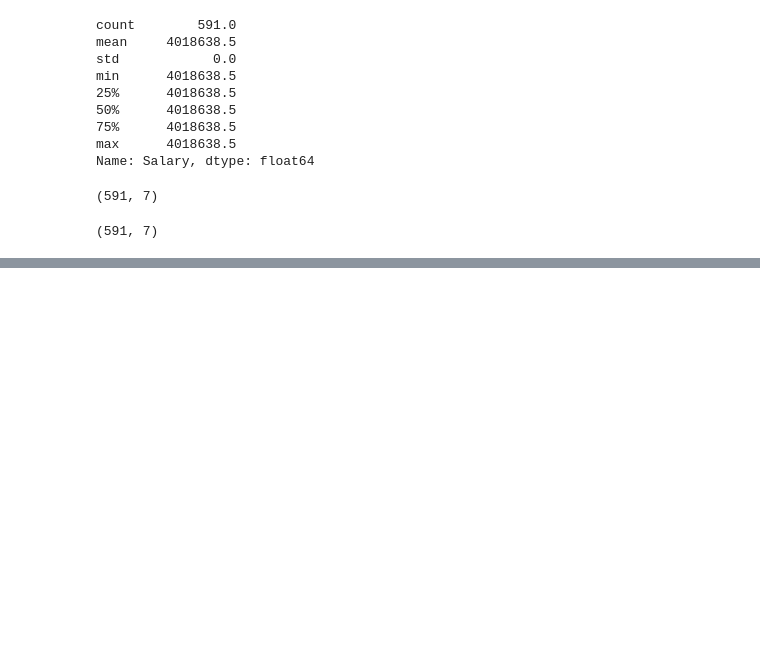
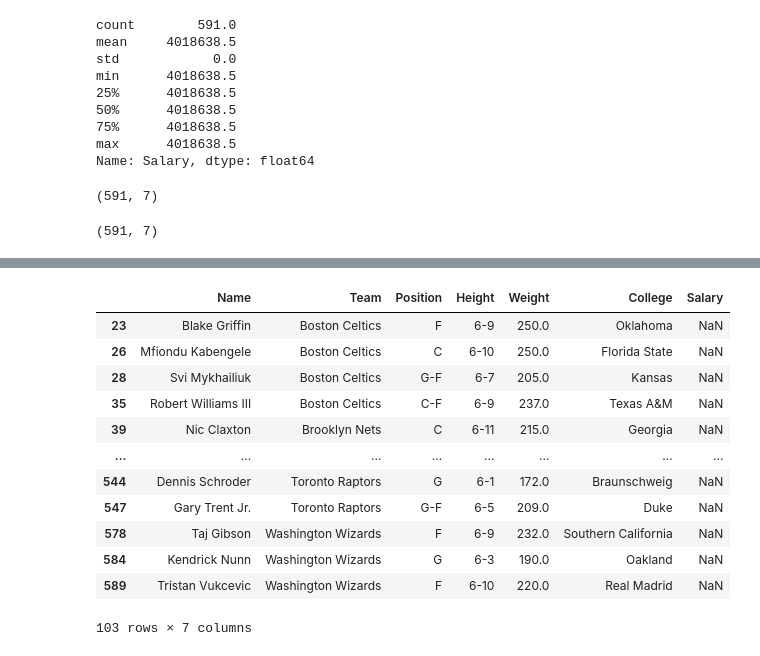
Before and after one commit to sthasarita/Pandas, a Jupyter notebook: Untitled6.ipynb, the cells around one changed output, grey strips where cells are left out. Saved outputs shown, nothing was run; the diff lists cells and outputs as text; code cells hidden in the pictures; blank space fills up the shorter version.

```diff
--- a/Untitled6.ipynb
+++ b/Untitled6.ipynb
@@ -1971,0 +2142,4 @@ nba.shape
+# %%
+nba = pd.read_csv("nba.csv")
+# %%
+df = nba.copy()
@@ -1971,0 +2177,16 @@ nba.shape
+# %%
+df[df["Salary"].isnull()]
+# %% [output]
+|  | Name | Team | Position | Height | Weight | College | Salary |
+| 23 | Blake Griffin | Boston Celtics | F | 6-9 | 250.0 | Oklahoma | NaN |
+| 26 | Mfiondu Kabengele | Boston Celtics | C | 6-10 | 250.0 | Florida State | NaN |
+| 28 | Svi Mykhailiuk | Boston Celtics | G-F | 6-7 | 205.0 | Kansas | NaN |
+| 35 | Robert Williams III | Boston Celtics | C-F | 6-9 | 237.0 | Texas A&M | NaN |
+| 39 | Nic Claxton | Brooklyn Nets | C | 6-11 | 215.0 | Georgia | NaN |
+| ... | ... | ... | ... | ... | ... | ... | ... |
+| 544 | Dennis Schroder | Toronto Raptors | G | 6-1 | 172.0 | Braunschweig | NaN |
+| 547 | Gary Trent Jr. | Toronto Raptors | G-F | 6-5 | 209.0 | Duke | NaN |
+| 578 | Taj Gibson | Washington Wizards | F | 6-9 | 232.0 | Southern California | NaN |
+| 584 | Kendrick Nunn | Washington Wizards | G | 6-3 | 190.0 | Oakland | NaN |
+| 589 | Tristan Vukcevic | Washington Wizards | F | 6-10 | 220.0 | Real Madrid | NaN |
+103 rows × 7 columns
```
Also changed, not shown: parts of 140 cells of this notebook, 1 other file.
